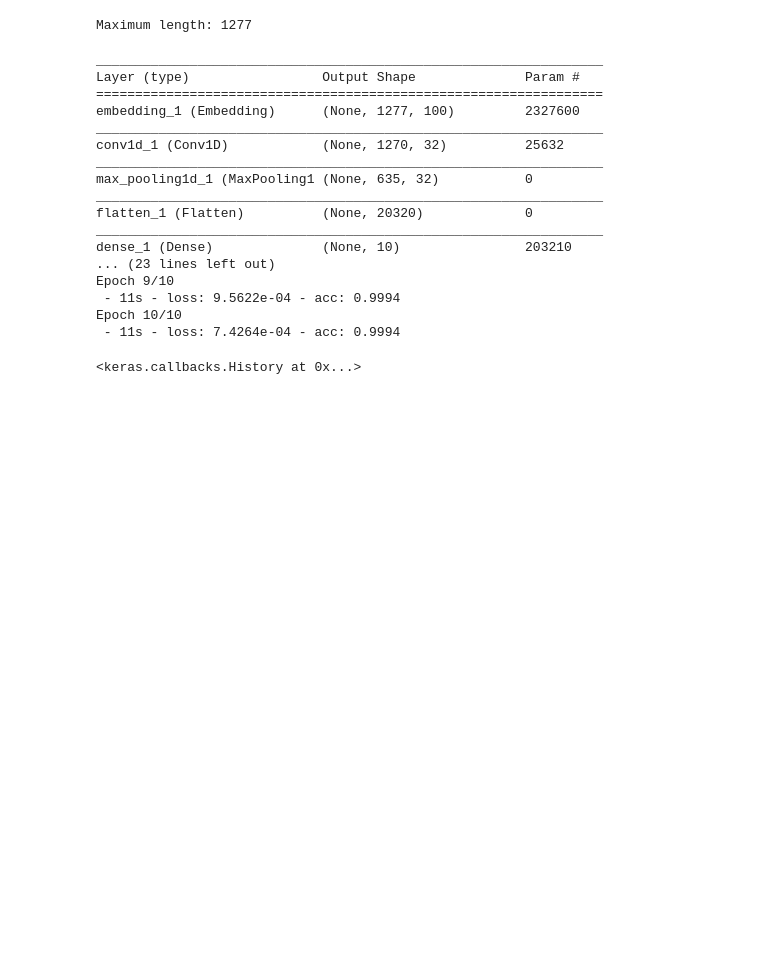
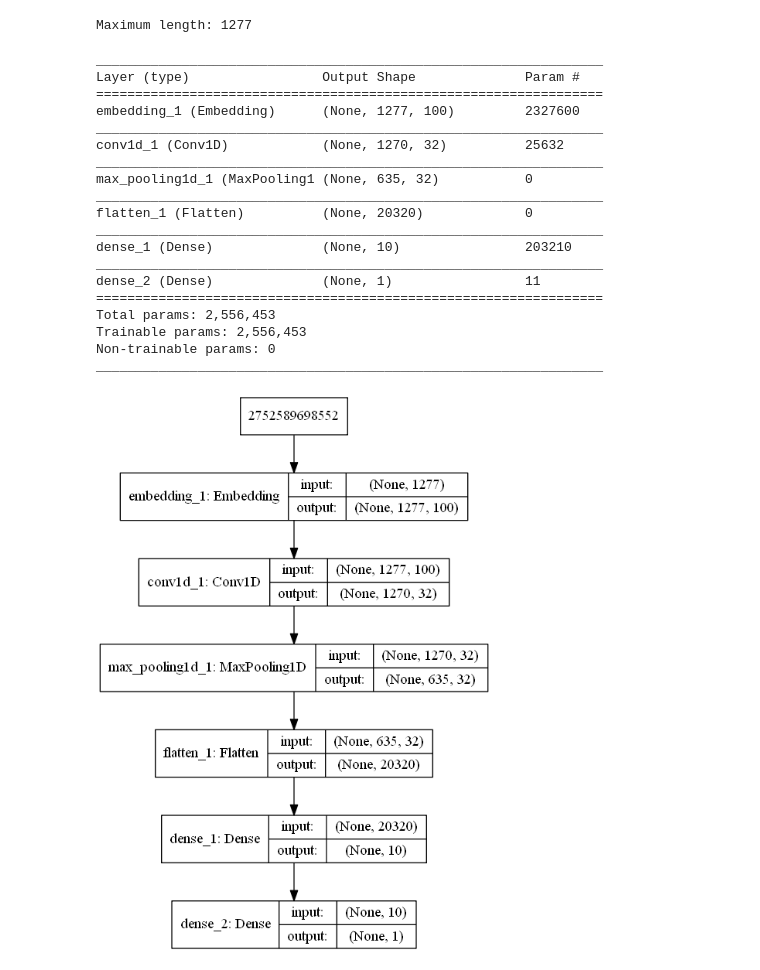
Before and after one commit to MridulGangwar/Natural-Language-Processing, a Jupyter notebook: SentimentAnalysisEmbedding+CNN.ipynb, the cells around one changed output. Saved outputs shown, nothing was run; the diff lists cells and outputs as text; code cells hidden in the pictures; blank space fills up the shorter version.

```diff
--- a/SentimentAnalysisEmbedding+CNN.ipynb
+++ b/SentimentAnalysisEmbedding+CNN.ipynb
@@ -100,6 +120,7 @@ def define_model(vocab_size,max_length):
 
     model.compile(loss='binary_crossentropy',optimizer='adam',metrics=['accuracy'])
     model.summary()
+    plot_model(model, to_file='model1.png', show_shapes=True)
     return model
 # %%
 # load the vocabulary
@@ -141,23 +162,25 @@ Maximum length: 1277
 # %%
 Xtrain = encode_docs(tokenizer, max_length, train_docs)
 model = define_model(vocab_size,max_length)
-model.fit(Xtrain,ytrain,epochs=10,verbose=2)
+Image(filename='model1.png')
 # %% [output]
 _________________________________________________________________
 Layer (type)                 Output Shape              Param #
 =================================================================
 embedding_1 (Embedding)      (None, 1277, 100)         2327600
 _________________________________________________________________
 conv1d_1 (Conv1D)            (None, 1270, 32)          25632
 _________________________________________________________________
 max_pooling1d_1 (MaxPooling1 (None, 635, 32)           0
 _________________________________________________________________
 flatten_1 (Flatten)          (None, 20320)             0
 _________________________________________________________________
 dense_1 (Dense)              (None, 10)                203210
-... (23 lines left out)
-Epoch 9/10
- - 11s - loss: 9.5622e-04 - acc: 0.9994
-Epoch 10/10
- - 11s - loss: 7.4264e-04 - acc: 0.9994
+_________________________________________________________________
+dense_2 (Dense)              (None, 1)                 11
+=================================================================
+Total params: 2,556,453
+Trainable params: 2,556,453
+Non-trainable params: 0
+_________________________________________________________________
-<keras.callbacks.History at 0x...>
+[figure, added]
```
Also changed, not shown: parts of 6 cells of this notebook, 6 other files.
